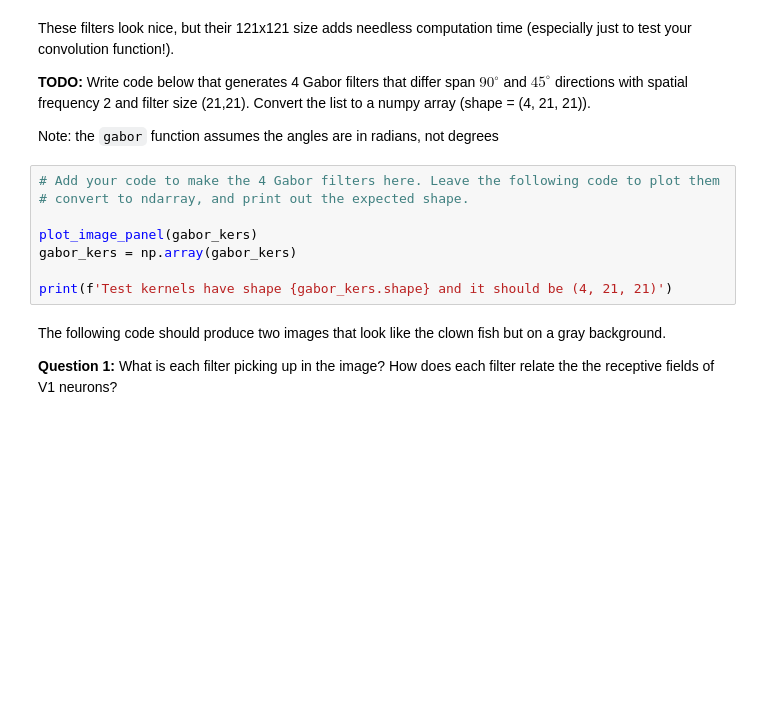
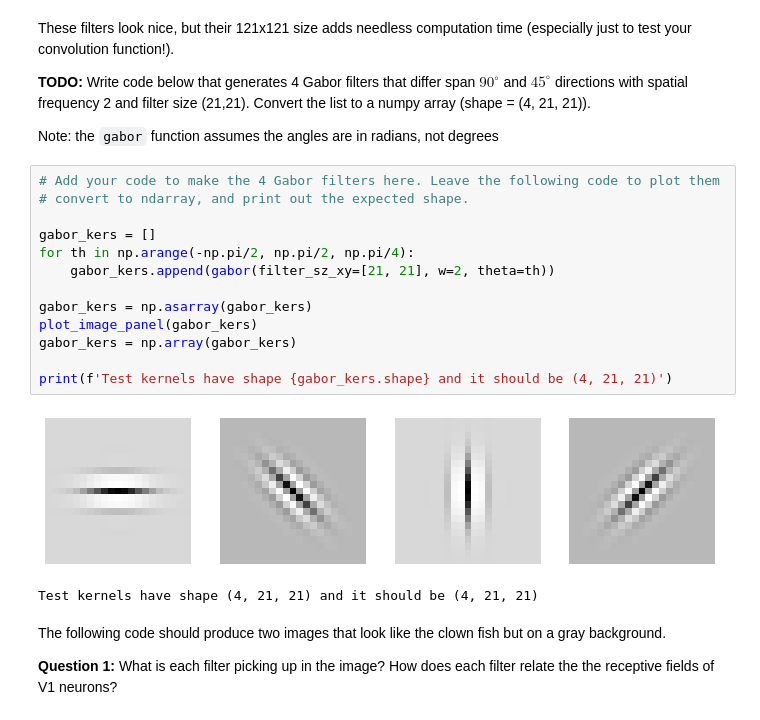
Before and after one commit to ejseal21/NeuralNetworks, a Jupyter notebook: project3/convolution_and_pooling.ipynb, the cells around one changed output. Cells and saved outputs as stored; diff of their text form; blank space fills up the shorter version.

Commit message:
did gabor stuff

```diff
--- a/project3/convolution_and_pooling.ipynb
+++ b/project3/convolution_and_pooling.ipynb
@@ -197,11 +273,19 @@ Note: the `gabor` function assumes the angles are in radians, not degrees
 # %%
 # Add your code to make the 4 Gabor filters here. Leave the following code to plot them
 # convert to ndarray, and print out the expected shape.
 
+gabor_kers = []
+for th in np.arange(-np.pi/2, np.pi/2, np.pi/4):
+    gabor_kers.append(gabor(filter_sz_xy=[21, 21], w=2, theta=th))
+
+gabor_kers = np.asarray(gabor_kers)
 plot_image_panel(gabor_kers)
 gabor_kers = np.array(gabor_kers)
 
 print(f'Test kernels have shape {gabor_kers.shape} and it should be (4, 21, 21)')
+# %% [output]
+[figure, added]
+Test kernels have shape (4, 21, 21) and it should be (4, 21, 21)
 # %% [markdown]
 The following code should produce two images that look like the clown fish but on a gray background.
 
```
Also changed, not shown: parts of 9 cells of this notebook.
